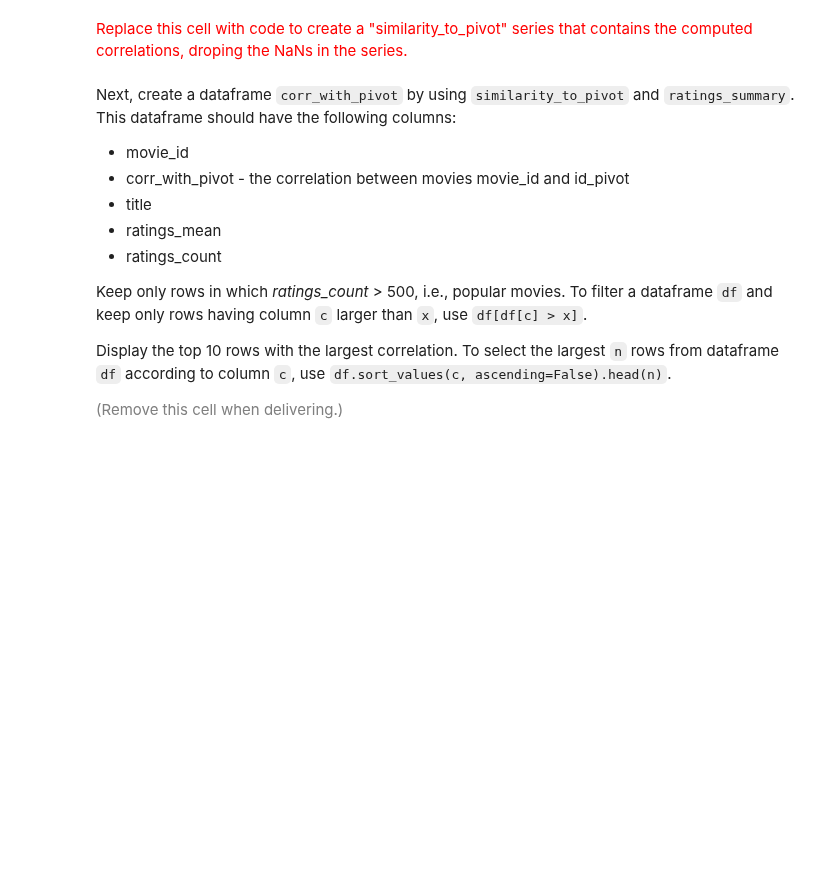
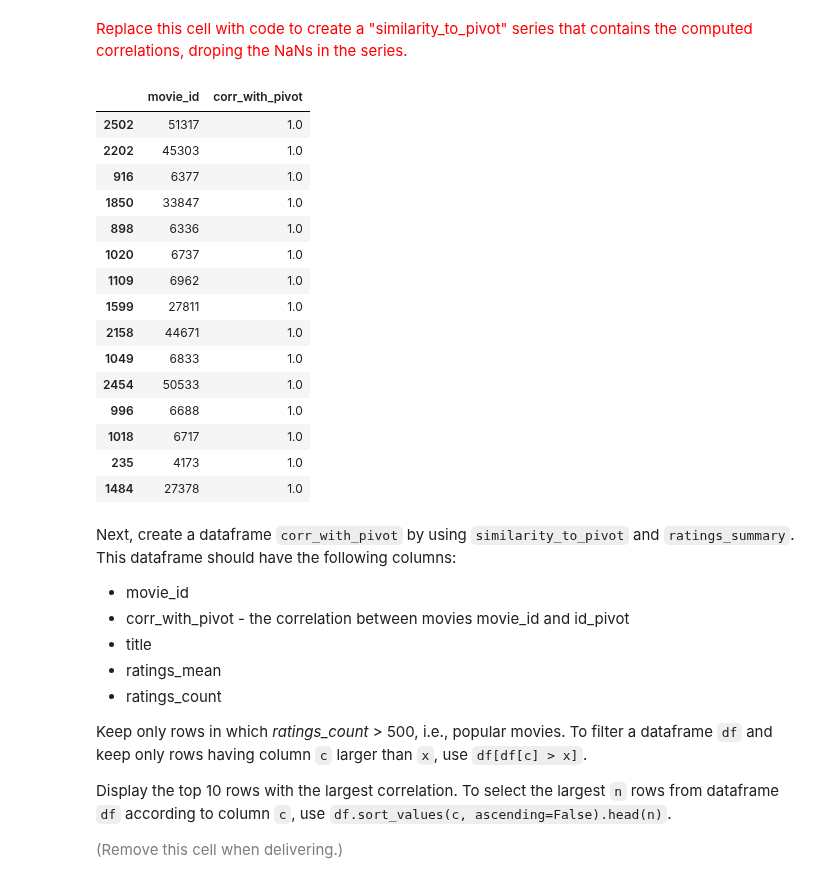
Before and after one commit to zsykk/datamining_2nd, a Jupyter notebook: ps06_item_based_recsys_103.ipynb, the cells around one changed output. Cells and saved outputs as stored; diff of their text form; code cells hidden in the pictures; blank space fills up the shorter version.

```diff
--- a/ps06_item_based_recsys_103.ipynb
+++ b/ps06_item_based_recsys_103.ipynb
@@ -497,6 +497,40 @@ Store the result in a new dataframe named `similarity_to_pivot` containing two c
 <font size="-1" color="gray">(Remove this cell when delivering.)</font>
 # %% [markdown]
 <font size="+1" color="red">Replace this cell with code to create a "similarity_to_pivot" series that contains the computed correlations, droping the NaNs in the series.</font>
+# %%
+import warnings
+warnings.filterwarnings("ignore", category=RuntimeWarning)
+
+df_pivot = pd.DataFrame(user_movie[id_pivot].dropna()).rename(columns={id_pivot: "rating"})
+
+# Compute correlations of the pivot movie with all other movies
+similarity_to_pivot = user_movie.corrwith(df_pivot['rating'])
+
+# Drop NaN correlations (movies with no overlapping users)
+similarity_to_pivot = similarity_to_pivot.dropna()
+
+# 4. Convert to a dataframe
+similarity_to_pivot = similarity_to_pivot.reset_index()
+similarity_to_pivot.columns = ['movie_id', 'corr_with_pivot']
+
+display(similarity_to_pivot.sort_values(by='corr_with_pivot', ascending=False).head(15))
+# %% [output]
+|  | movie_id | corr_with_pivot |
+| 2502 | 51317 | 1.0 |
+| 2202 | 45303 | 1.0 |
+| 916 | 6377 | 1.0 |
+| 1850 | 33847 | 1.0 |
+| 898 | 6336 | 1.0 |
+| 1020 | 6737 | 1.0 |
+| 1109 | 6962 | 1.0 |
+| 1599 | 27811 | 1.0 |
+| 2158 | 44671 | 1.0 |
+| 1049 | 6833 | 1.0 |
+| 2454 | 50533 | 1.0 |
+| 996 | 6688 | 1.0 |
+| 1018 | 6717 | 1.0 |
+| 235 | 4173 | 1.0 |
+| 1484 | 27378 | 1.0 |
 # %% [markdown]
 Next, create a dataframe `corr_with_pivot` by using `similarity_to_pivot` and `ratings_summary`. This dataframe should have the following columns:
 
```
Also changed, not shown: parts of 7 cells of this notebook.
